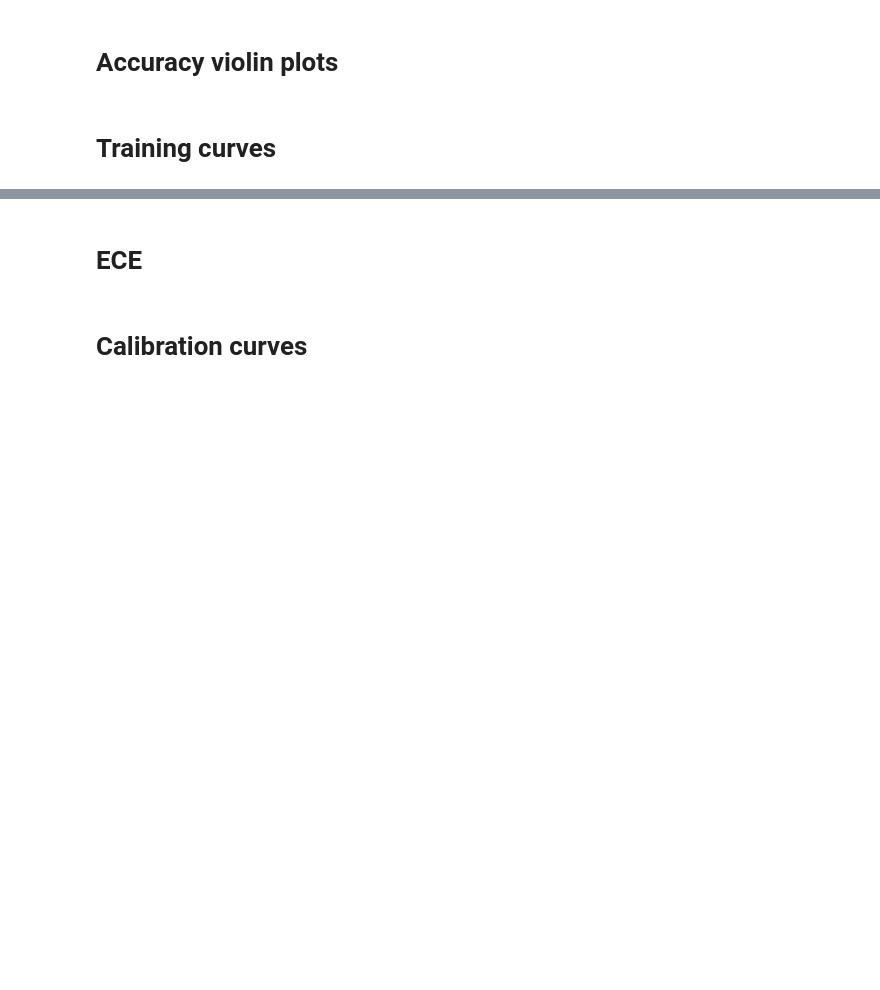
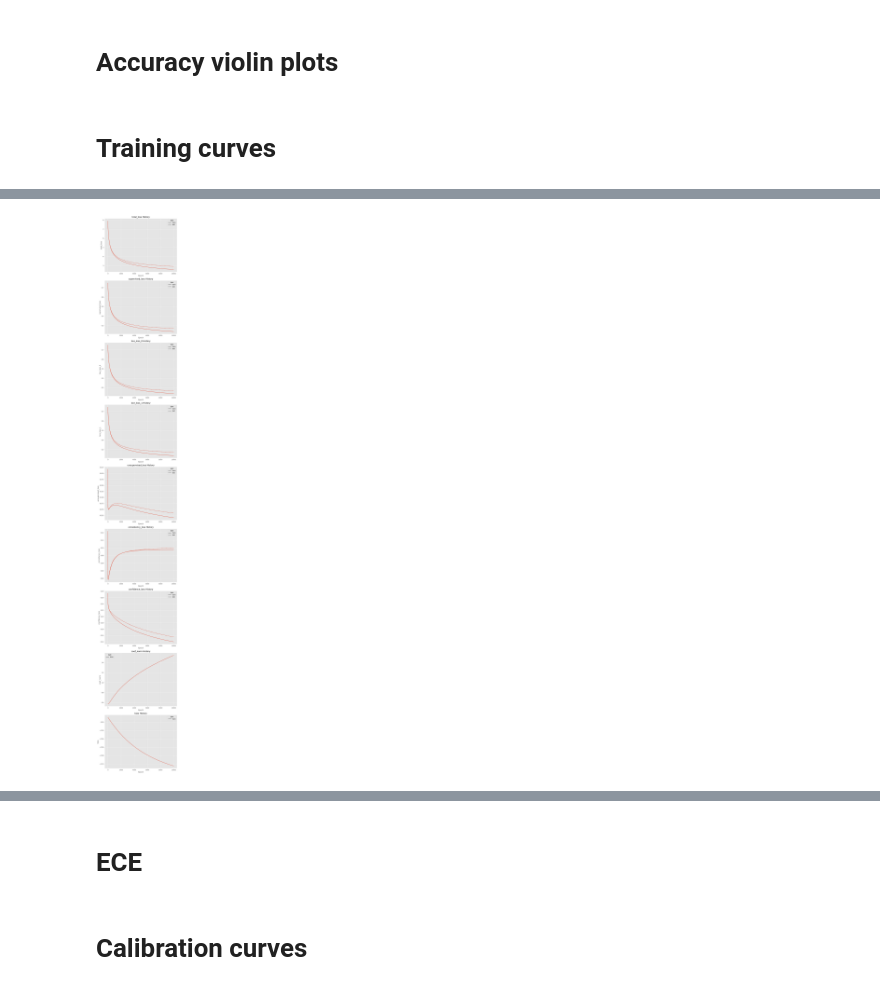
Before and after one commit to ebronstein/Exhaustive-CCS, a Jupyter notebook: plots.ipynb, the cells around one changed output, grey strips where cells are left out. Cells and saved outputs as stored; diff of their text form; code cells hidden in the pictures; blank space fills up the shorter version.

```diff
--- a/plots.ipynb
+++ b/plots.ipynb
@@ -1576,2 +1620,7 @@ with open(path, "r") as f:
+# %%
+path = "extraction_results/meta-llama/Meta-Llama-3-8B-Instruct/normal-bananashed/layer_-1/ccs_lr/mode_concat/sup_weight_10/unsup_weight_1/lr_0.0001/n_epochs_10000/meta-llama-Meta-Llama-3-8B-Instruct/nolabel_rte-label_amazon-polarity/seed_0/1/train/fit_result_CCS+LR.json"
+
+with open(path, "r") as f:
+    fit_result = json.load(f)
 # %%
 plot_df = plot_utils.plot_accuracy(fit_result)
@@ -1578,2 +1629,4 @@ plot_df = plot_utils.plot_accuracy(fit_result)
 # %%
-plot_utils.plot_history(fit_result)
+history_plot_df = plot_utils.plot_history(fit_result)
+# %% [output]
+[figure, added]
```
Also changed, not shown: parts of 21 cells of this notebook.
